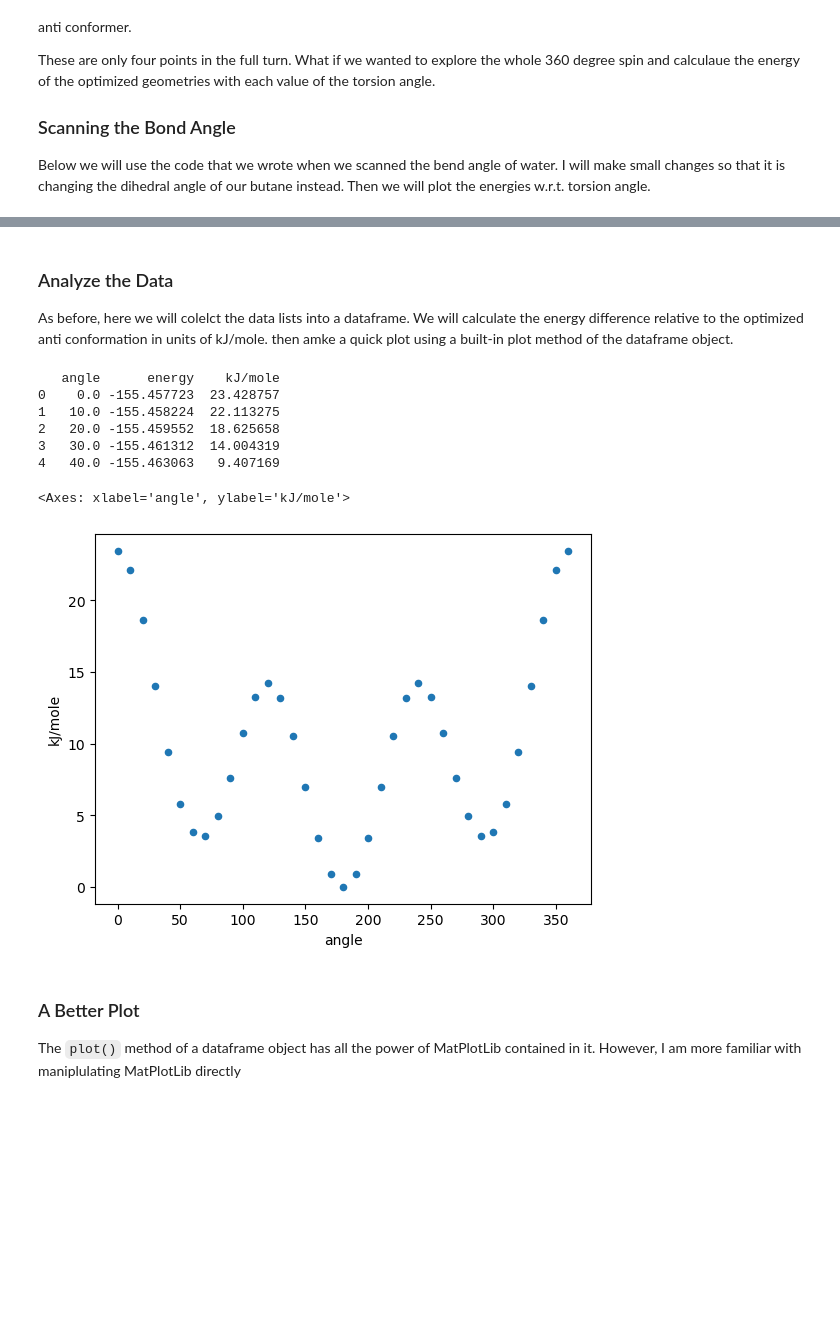
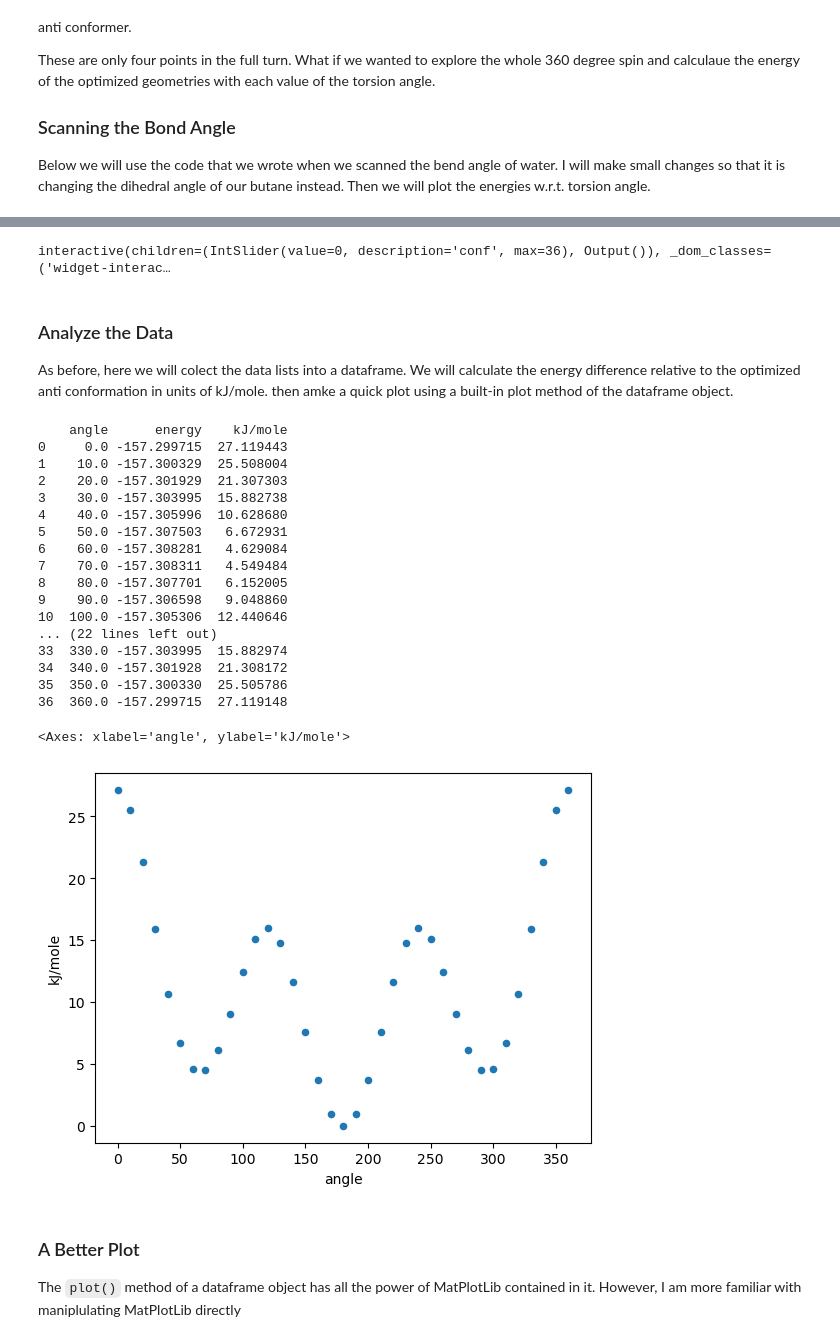
Before and after one commit to blinkletter/TryingPsi4andMore, a Jupyter notebook: 5-psi4-1D-PES Scan.ipynb, the cells around one changed output, grey strips where cells are left out. Cells and saved outputs as stored; diff of their text form; code cells hidden in the pictures; blank space fills up the shorter version.

```diff
--- a/5-psi4-1D-PES Scan.ipynb
+++ b/5-psi4-1D-PES Scan.ipynb
@@ -311,6 +286,7 @@ psi4.core.clean_options()
 psi4.set_options({
         "BASIS": "sto-3g",            # default => None - Basis set must be specified
 #        "BASIS": "6-31+G(d)",            # default => None - Basis set must be specified
+#        "BASIS": "cc-pvdz",
         "SAVE_OPTIMIZATION": True,    # default => False
         "OPT_TYPE": "min",            # default => "min":  "min","irc" or "ts"
         "MAXITER": 100,               # default => 50
@@ -338,17 +314,19 @@ psi4.core.set_num_threads(4)
 step = 10; start = 0; end = 360
 number_of_points = (end - start)//step + 1
 range_of_values = np.linspace(start, end, number_of_points)
-#range_of_values = [0,66.5,120,180]
+#range_of_values = [0,60,120,180]
+#range_of_values = [119,119.1,119.2,119.3,119.4,119.5,119.6,119.7,119.8,119.9,120,120.1]
+
 
 dihedral_list = []
 energy_list = []
-hist = []
+geometries = []
 for angle in range_of_values:
     mol5.set_variable("dihedral", angle)
     energy = psi4.optimize("hf", molecule = mol5)
     dihedral_list.append(angle)
     energy_list.append(energy)
-    hist.append
+    geometries.append(mol5.clone())
 
 print("Done")
 # %% [output]
@@ -356,27 +371,55 @@ NameError: name 'mol' is not defined
+# %%
+energies = np.array(energy_list)
+energies = energies - np.min(energies)
+energies = energies * psi4.constants.hartree2kJmol
+
+
+traj = [geom.save_string_xyz_file() for geom in geometries]
+traj_arrays = [geom.to_arrays()[0] for geom in geometries]
+
+hp.drawXYZGeomSlider(traj)
+
+#hp.drawXYZGeomSliderMolecularProperty(traj, dihedral_list, energies, 'dihedral')
+# for the slider to function properly you must have dihedral angles of exact integers.
+# If that is not the case, adjust the number of dihedrals to divide -180 to 180 degrees into even steps (including the zero value).
+# Did not work.  Seems to have a bug in it.
+# %% [output]
+interactive(children=(IntSlider(value=0, description='conf', max=36), Output()), _dom_classes=('widget-interac…
 # %% [markdown]
 ### Analyze the Data
 
-As before, here we will colelct the data lists into a dataframe. We will calculate the energy difference relative to the optimized anti conformation in units of kJ/mole. then amke a quick plot using a built-in plot method of the dataframe object.
+As before, here we will colect the data lists into a dataframe. We will calculate the energy difference relative to the optimized anti conformation in units of kJ/mole. then amke a quick plot using a built-in plot method of the dataframe object.
 # %%
 data_dictionary = {"angle": dihedral_list,
                    "energy": energy_list}
 
 df = pd.DataFrame.from_dict(data_dictionary)
 
-df["kJ/mole"] = df["energy"] - energy_anti
+df["kJ/mole"] = df["energy"] - np.min(df["energy"])
 df["kJ/mole"] = df["kJ/mole"] * psi4.constants.hartree2kJmol
-print(df.head())
+print(df)
 
 df.plot(x="angle", y = "kJ/mole", kind="scatter", )   # try kind="scatter" as well
 # %% [output]
-   angle      energy    kJ/mole
-0    0.0 -155.457723  23.428757
-1   10.0 -155.458224  22.113275
-2   20.0 -155.459552  18.625658
-3   30.0 -155.461312  14.004319
-4   40.0 -155.463063   9.407169
+    angle      energy    kJ/mole
+0     0.0 -157.299715  27.119443
+1    10.0 -157.300329  25.508004
+2    20.0 -157.301929  21.307303
+3    30.0 -157.303995  15.882738
+4    40.0 -157.305996  10.628680
+5    50.0 -157.307503   6.672931
+6    60.0 -157.308281   4.629084
+7    70.0 -157.308311   4.549484
+8    80.0 -157.307701   6.152005
+9    90.0 -157.306598   9.048860
+10  100.0 -157.305306  12.440646
+... (22 lines left out)
+33  330.0 -157.303995  15.882974
+34  340.0 -157.301928  21.308172
+35  350.0 -157.300330  25.505786
+36  360.0 -157.299715  27.119148
 <Axes: xlabel='angle', ylabel='kJ/mole'>
-[figure, old version]
+[figure, new version]
 # %% [markdown]
 ### A Better Plot
 
```
Also changed, not shown: parts of 10 cells of this notebook, 11 other files.
